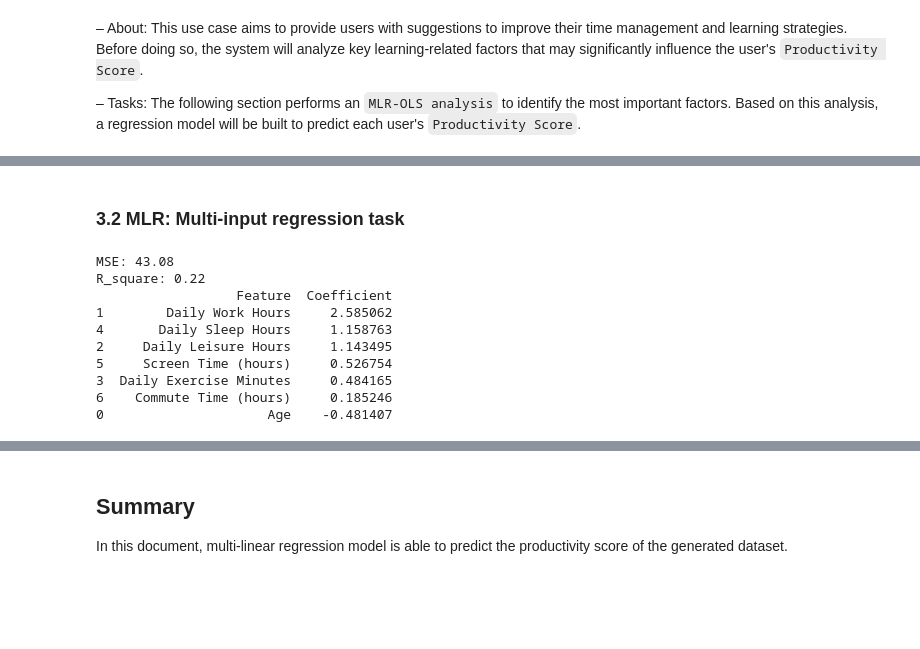
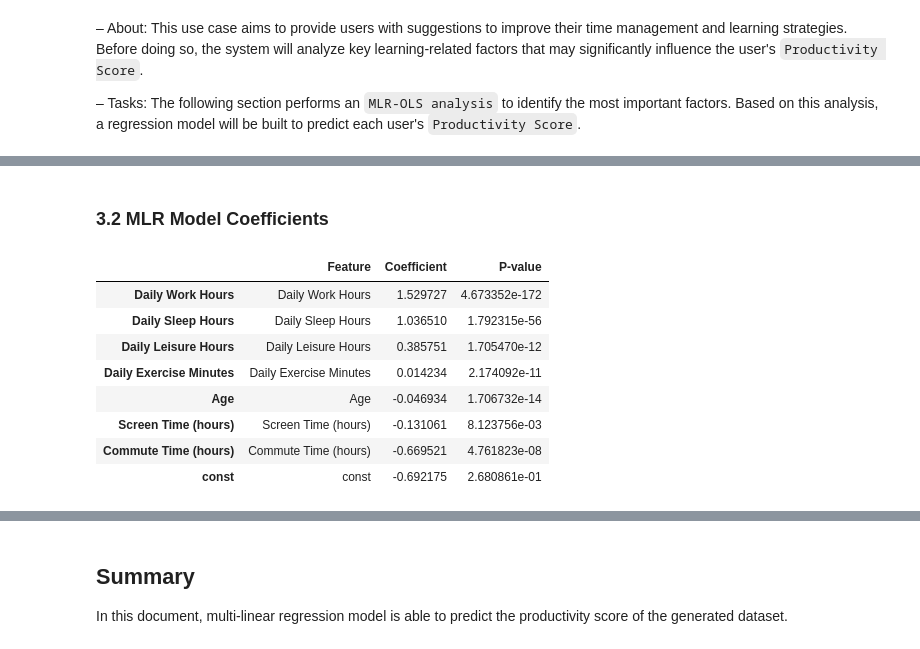
Before and after one commit to yceugene/learnsync, a Jupyter notebook: src/simulation.ipynb, the cells around one changed output, grey strips where cells are left out. Drawn from its saved outputs; the diff is of its cells as text; code cells hidden in the pictures; blank space fills up the shorter version.

```diff
--- a/src/simulation.ipynb
+++ b/src/simulation.ipynb
@@ -361,38 +327,20 @@ Notes:
-# %% [markdown]
-### 3.2 MLR: Multi-input regression task
-# %%
-from sklearn.linear_model import LinearRegression
-from sklearn.metrics import mean_squared_error, r2_score
-
-# Create and train regression model
-model = LinearRegression()
-model.fit(X_train_scaled, y_train)
-
-# Predict the Productivity Score on testing set
-y_pred = model.predict(X_test_scaled)
-
-# Evluate model by testing results
-mse = mean_squared_error(y_test, y_pred)
-r2 = r2_score(y_test, y_pred)
-
-# Print evaluation results
-print(f"MSE: {mse:.2f}")
-print(f"R_square: {r2:.2f}")
-
-# Print model coefficients
-coefficients = pd.DataFrame({
-    'Feature': sel_features,
-    'Coefficient': model.coef_
-})
-print(coefficients.sort_values(by='Coefficient', ascending=False))
-# %% [output]
-MSE: 43.08
-R_square: 0.22
-                  Feature  Coefficient
-1        Daily Work Hours     2.585062
-4       Daily Sleep Hours     1.158763
-2     Daily Leisure Hours     1.143495
-5     Screen Time (hours)     0.526754
-3  Daily Exercise Minutes     0.484165
-6    Commute Time (hours)     0.185246
-0                     Age    -0.481407
+# %% [markdown]
+### 3.2 MLR Model Coefficients
+# %%
+# Print model coefficients
+coef_df = pd.DataFrame({
+    'Feature': mlr_model.params.index,
+    'Coefficient': mlr_model.params.values,
+    'P-value': mlr_model.pvalues
+})
+display(coef_df.sort_values(by='Coefficient', ascending=False))
+# %% [output]
+|  | Feature | Coefficient | P-value |
+| Daily Work Hours | Daily Work Hours | 1.529727 | 4.673352e-172 |
+| Daily Sleep Hours | Daily Sleep Hours | 1.036510 | 1.792315e-56 |
+| Daily Leisure Hours | Daily Leisure Hours | 0.385751 | 1.705470e-12 |
+| Daily Exercise Minutes | Daily Exercise Minutes | 0.014234 | 2.174092e-11 |
+| Age | Age | -0.046934 | 1.706732e-14 |
+| Screen Time (hours) | Screen Time (hours) | -0.131061 | 8.123756e-03 |
+| Commute Time (hours) | Commute Time (hours) | -0.669521 | 4.761823e-08 |
+| const | const | -0.692175 | 2.680861e-01 |
```
Also changed, not shown: parts of 13 cells of this notebook.
